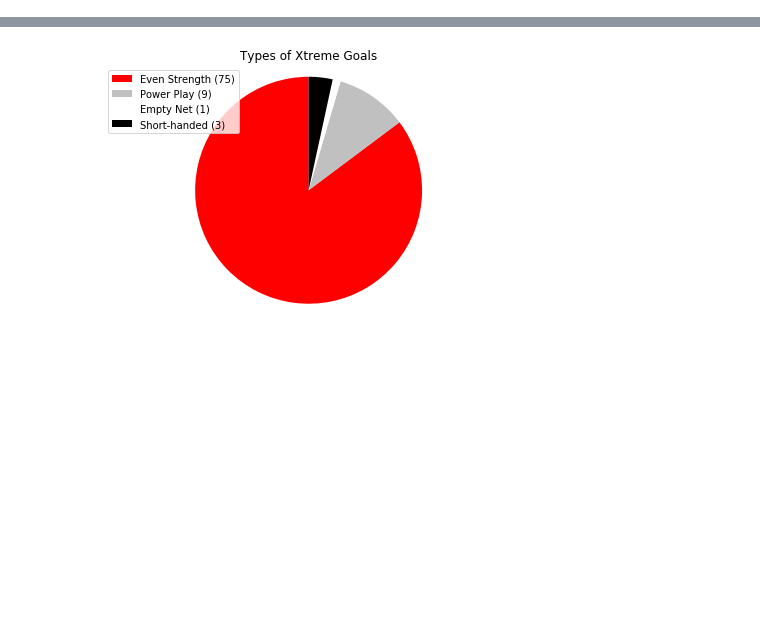
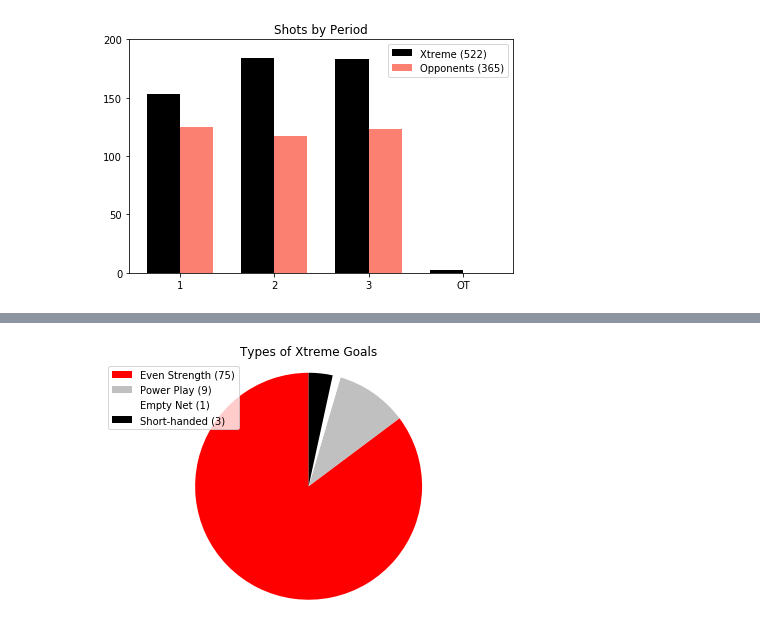
Before and after one commit to werntzp/hockey-stats, a Jupyter notebook: stats_charts.ipynb, the cells around one changed output, grey strips where cells are left out. Cells and saved outputs as stored; diff of their text form; code cells hidden in the pictures; blank space fills up the shorter version.

```diff
--- a/stats_charts.ipynb
+++ b/stats_charts.ipynb
@@ -99,3 +69,42 @@ plt.show()
+# %%
+# bar chart with shots per period
+
+p1xs = df_shots['ashburn_p1'].sum()
+p2xs = df_shots['ashburn_p2'].sum()
+p3xs = df_shots['ashburn_p3'].sum()
+p4xs = df_shots['ashburn_ot'].sum()
+
+p1os = df_shots['opp_p1'].sum()
+p2os = df_shots['opp_p2'].sum()
+p3os = df_shots['opp_p3'].sum()
+p4os = df_shots['opp_ot'].sum()
+
+labels = ['1', '2', '3', 'OT']
+xtreme = [p1xs, p2xs, p3xs, p4xs]
+opponent = [p1os, p2os, p3os, p4os]
+
+x_label = "Xtreme (" + str(p1xs + p2xs + p3xs + p4xs) + ")"
+o_label = "Opponents (" + str(p1os + p2os + p3os + p4os) + ")"
+
+x = np.arange(len(labels))  # the label locations
+width = 0.35  # the width of the bars
+
+fig, ax = plt.subplots()
+rects1 = ax.bar(x - width/2, xtreme, width, label=x_label, color='black')
+rects2 = ax.bar(x + width/2, opponent, width, label=o_label, color='#fb8072')
+
+# Add some text for labels, title and custom x-axis tick labels, etc.
+ax.set_title('Shots by Period')
+ax.set_xticks(x)
+ax.set_xticklabels(labels)
+ax.legend()
+
+fig.tight_layout()
+plt.yticks(np.arange(0, 250, 50))
+
+plt.show()
+# %% [output]
+[figure, added]
 # %%
 # bar chart comparing xtreme and opponent penalties by period
 
```
Also changed, not shown: parts of 9 cells of this notebook.
